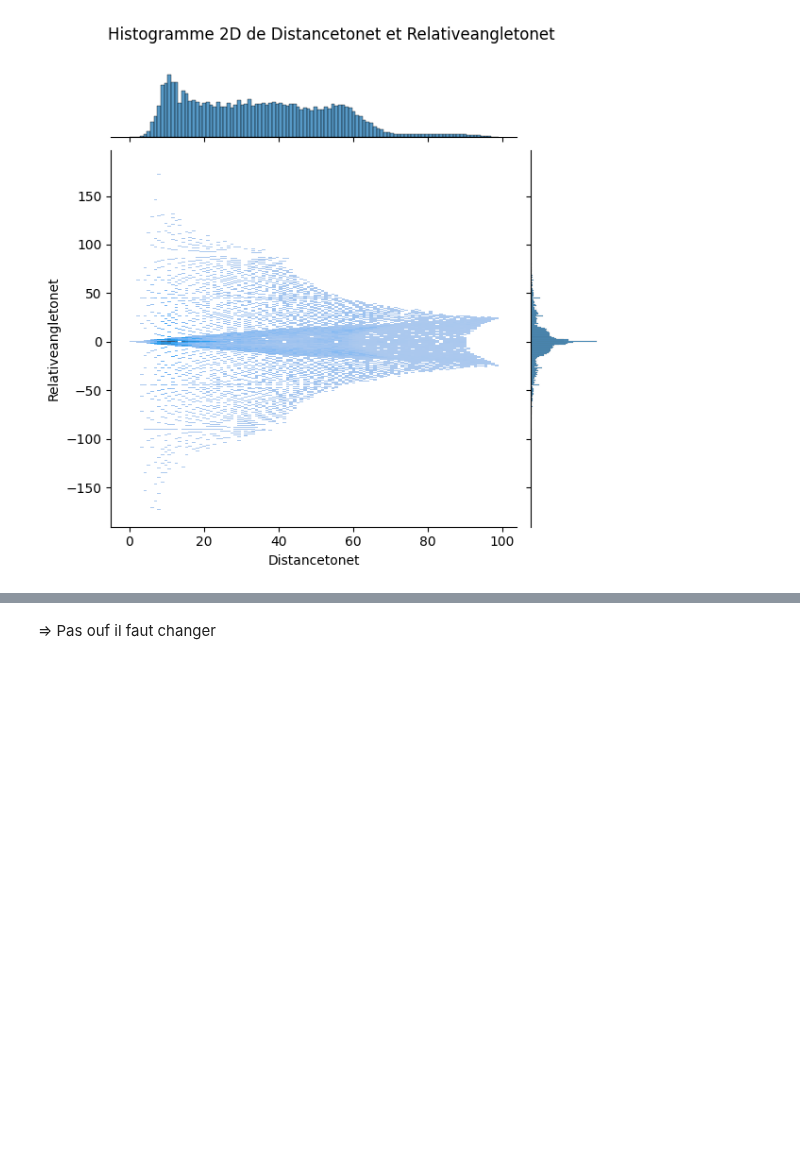
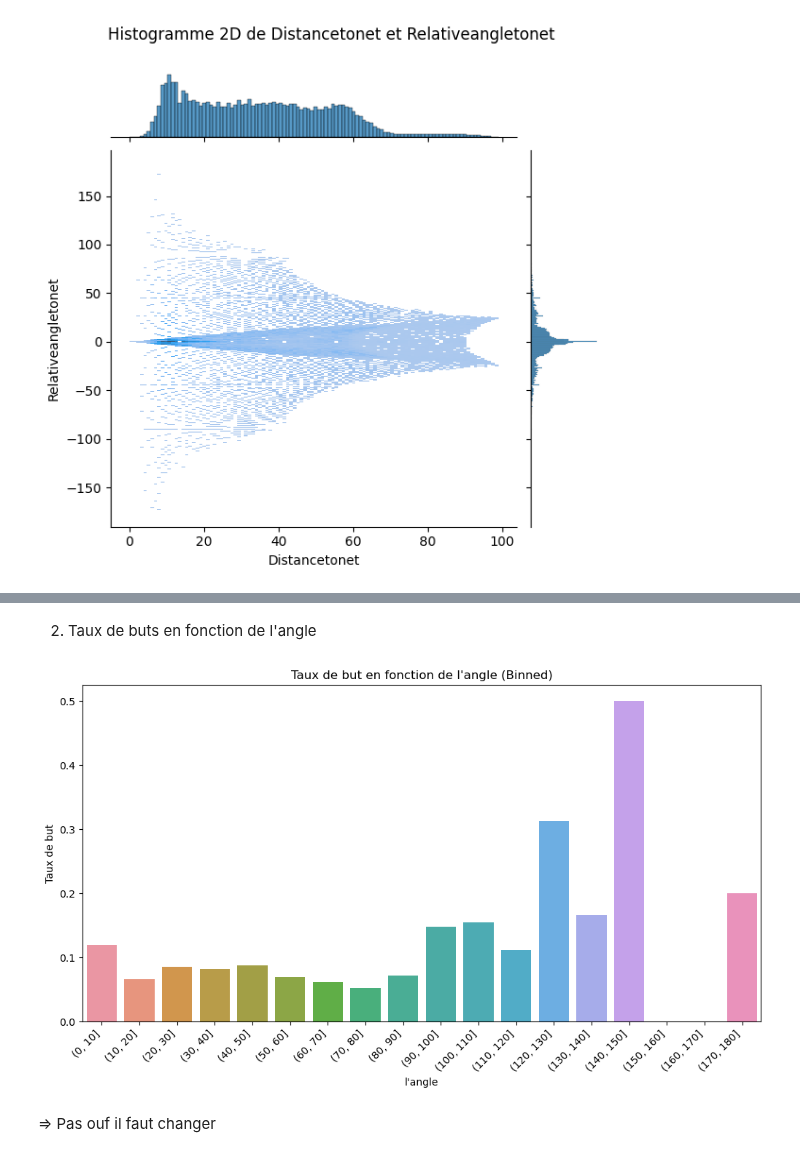
Before and after one commit to Alexia57/A02-projet, a Jupyter notebook: notebooks/Milestone2_Ing_I.ipynb, the cells around one changed output, grey strips where cells are left out. Saved outputs shown, nothing was run; the diff lists cells and outputs as text; code cells hidden in the pictures; blank space fills up the shorter version.

```diff
--- a/notebooks/Milestone2_Ing_I.ipynb
+++ b/notebooks/Milestone2_Ing_I.ipynb
@@ -156,3 +146,10 @@ plot_goal_rate_distance(df)
+# %% [markdown]
+2. Taux de buts en fonction de l'angle
+# %%
+angle_bins = pd.interval_range(start=0, end=180, freq=10)
+plot_goal_rate_binned(df, 'relativeAngleToNet', bins=angle_bins, x_label='l\'angle')
+# %% [output]
+[figure, added]
 # %% [markdown]
 => Pas ouf il faut changer
 # %% [markdown]
```
Also changed, not shown: parts of 5 cells of this notebook, 2 other files.
